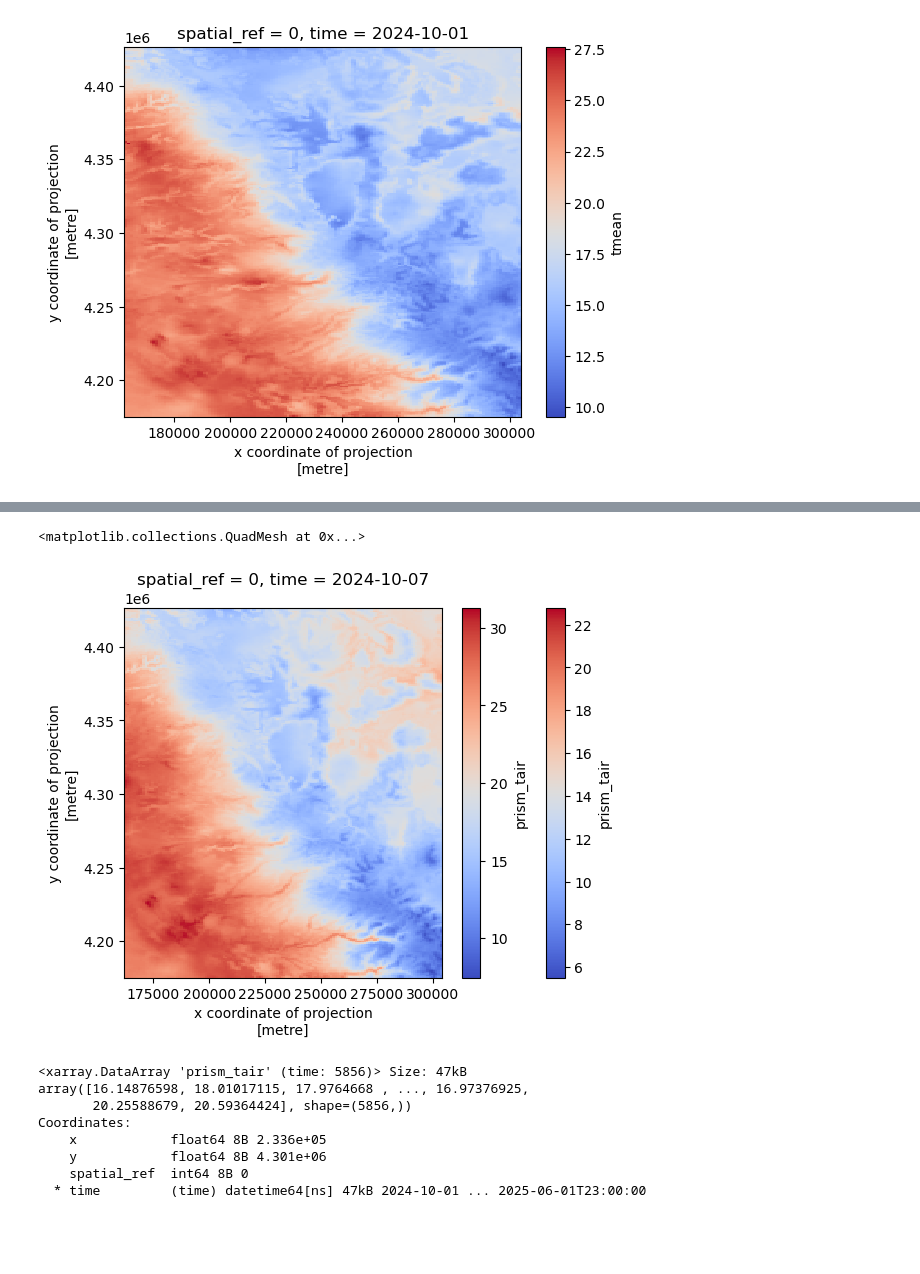
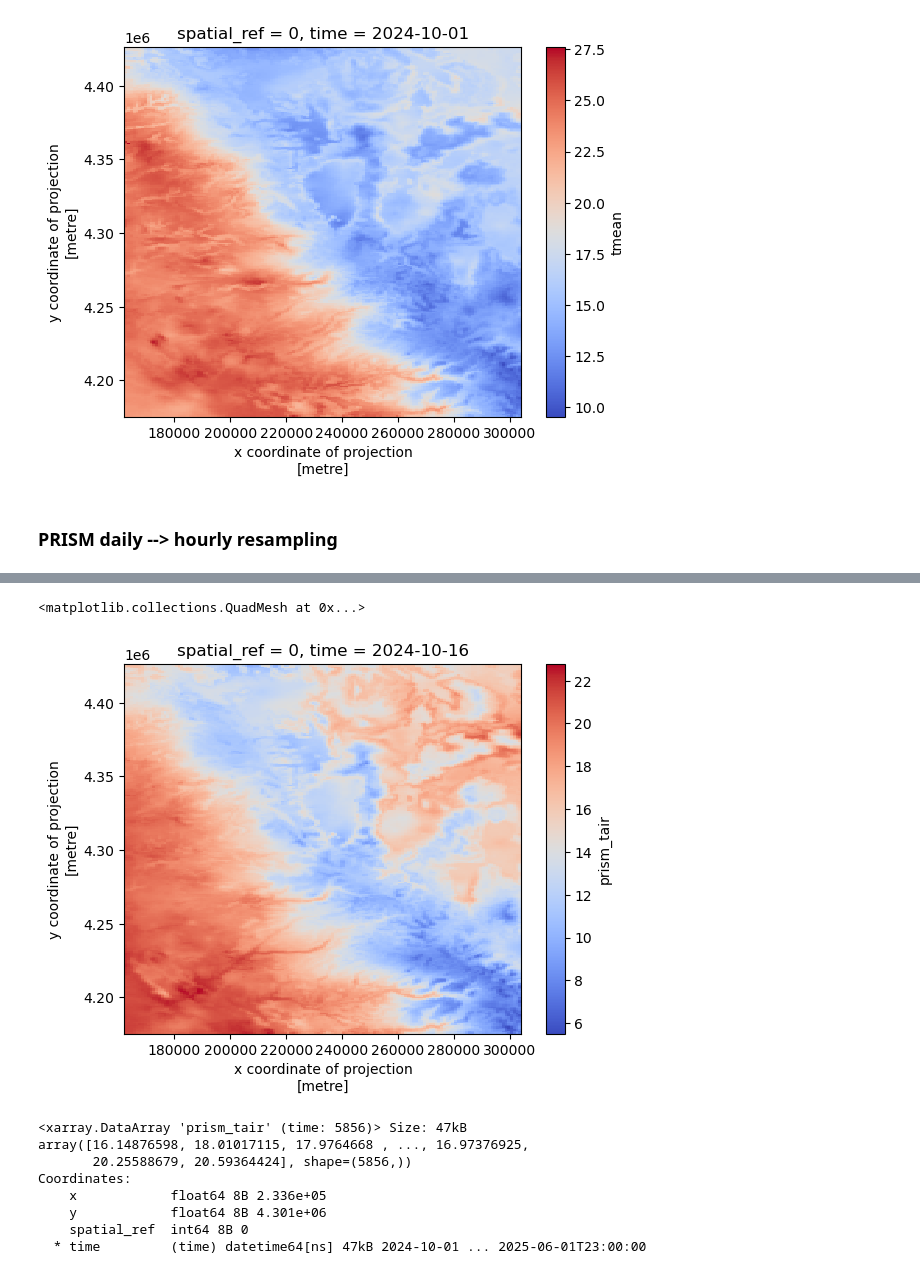
Before and after one commit to emmaaagolub/MRoS-phase-prediction, a Jupyter notebook: Scripts/resampling_IMERG_PRISM.ipynb, the cells around one changed output, grey strips where cells are left out. Cells and saved outputs as stored; diff of their text form; code cells hidden in the pictures; blank space fills up the shorter version.

Commit message:
prism t_air diurnal clarification

```diff
--- a/Scripts/resampling_IMERG_PRISM.ipynb
+++ b/Scripts/resampling_IMERG_PRISM.ipynb
@@ -33,9 +36,10 @@ print("BASE_DIR:", BASE_DIR)
 PRISM_PARQUET = BASE_DIR / "data/PRISM/combined_prism_20241001_20250601.parquet"
 IMERG_PARQUET = BASE_DIR / "outputs/hourly_pipeline/hourly_data/imerg_hourly.parquet"
 
-DEM_PATH = BASE_DIR / "DEM_1km_clipped.tif"
+DEM_PATH = Path("C:/Users/EmmaGolub/Desktop/MRoS_local/local_data/DEM_1km_clipped.tif") # change to USER's local folder where large data files are stored
 
-OUT_DIR = BASE_DIR / "outputs/hourly_pipeline"
+
+OUT_DIR = BASE_DIR / "outputs/resampled_grids"
 IMERG_OUT = OUT_DIR / "imerg_hourly_1km.nc"
 PRISM_OUT = OUT_DIR / "prism_hourly_1km.nc"
 # %% [output]
@@ -161,3 +159,5 @@ Data variables:
     ppt          (time, y, x) float64 70MB nan nan nan nan ... 0.0 0.0 0.1455
 <matplotlib.collections.QuadMesh at 0x...>
 [figure]
+# %% [markdown]
+### PRISM daily --> hourly resampling
@@ -164,7 +174,8 @@ Data variables:
 # %%
-# 3. Expand PRISM daily → hourly via diurnal interpolation
+# 3. Expand PRISM daily air temp → hourly via diurnal interpolation
 hourly_datasets = []
 
+# "T_air" is a new diurnal hourly variable reconstructed from PRISM's tmin and tmax (which provide real physical bounds within a day)
 for h in range(24):
     t_air = diurnal_temperature(
         prism_daily_1km["tmin"],
@@ -174,10 +185,11 @@ for h in range(24):
 
     ds_h = xr.Dataset(
         {
-            "prism_tair": t_air,
+            "prism_tair": t_air, # dirunally reconstructed
+            # The rest are also hourly, but not reconstructed by diurnal pattern (they are just the daily value repeated 24 times in a day)
             "prism_tmean": prism_daily_1km["tmean"],
             "prism_tdmean": prism_daily_1km["tdmean"],
-            "prism_ppt_daily": prism_daily_1km["ppt"],
+            "prism_ppt": prism_daily_1km["ppt"],
         }
     )
 
@@ -194,9 +206,5 @@ prism_hourly_1km["prism_tair"].min().item(), prism_hourly_1km["prism_tair"].max(
 prism_hourly_1km["prism_tair"].sel(
     time=prism_hourly_1km.time[15]
 ).plot(cmap="coolwarm")
-
-prism_hourly_1km["prism_tair"].sel(
-    time=prism_hourly_1km.time[6]
-).plot(cmap="coolwarm")
 # %% [output]
 <xarray.Dataset> Size: 7GB
@@ -214,5 +222,5 @@ Data variables:
 <matplotlib.collections.QuadMesh at 0x...>
-[figure, old version]
+[figure, new version]
 # %%
 iy = NY // 2
 ix = NX // 2
```
Also changed, not shown: parts of 11 cells of this notebook.
